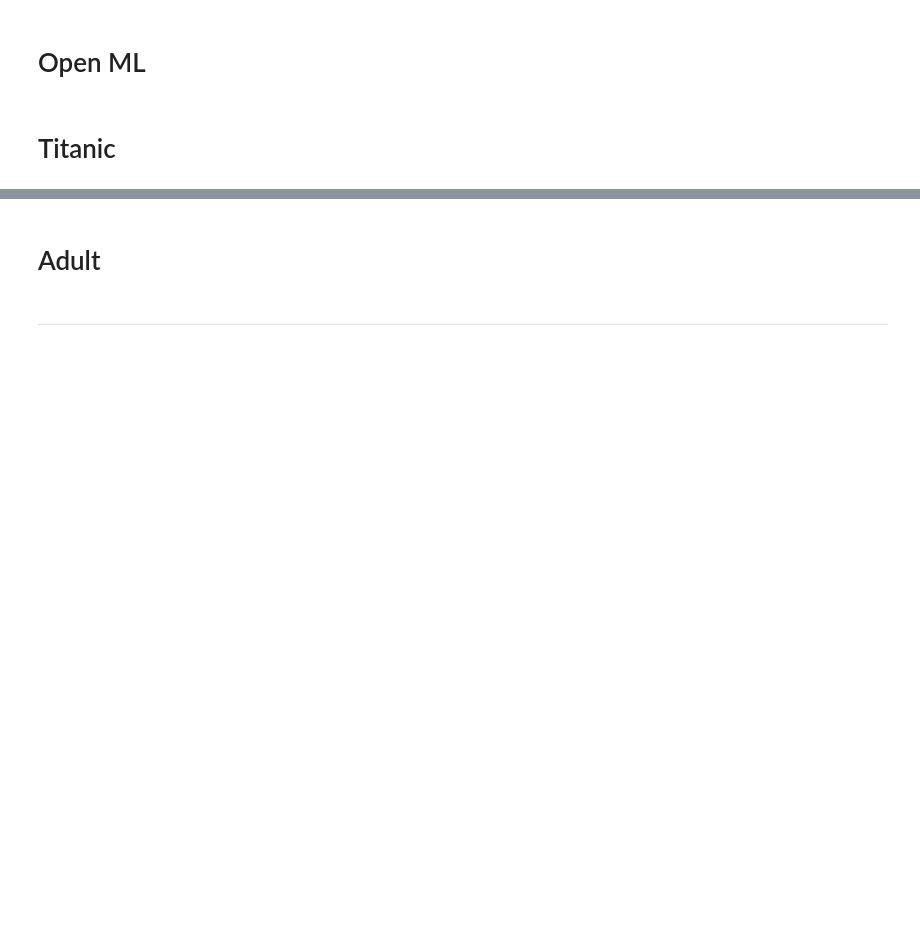
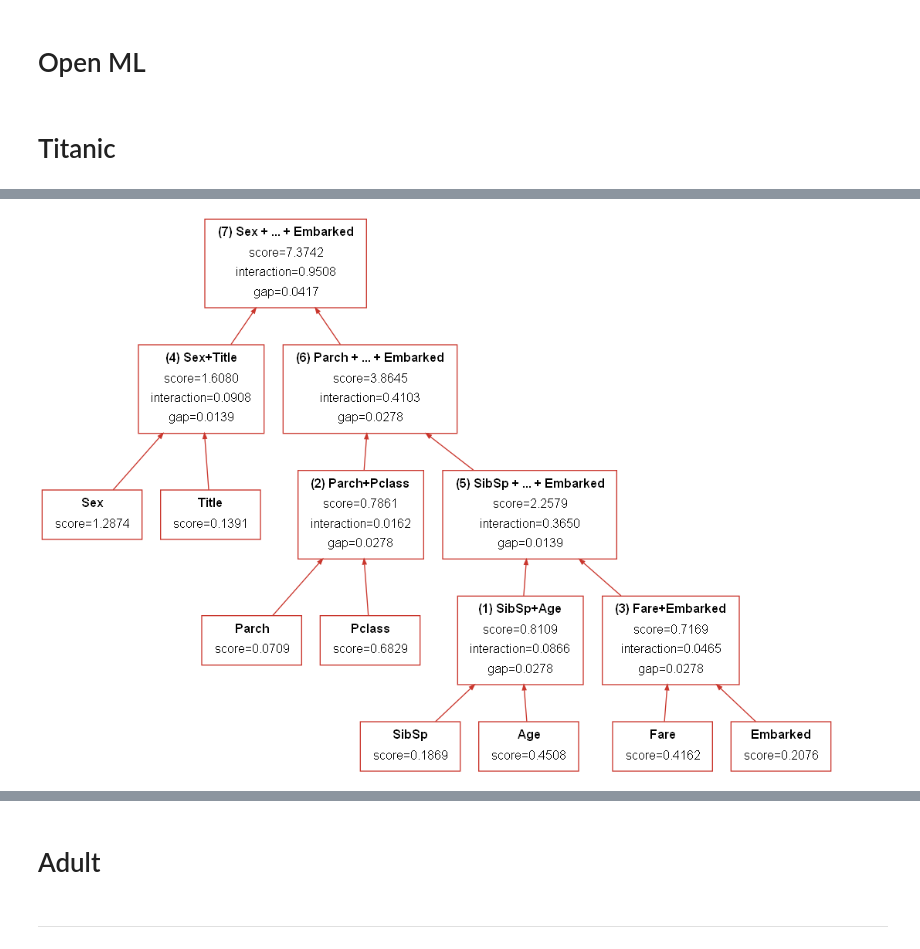
Before and after one commit to simonjisu/FeatureInteractionTree, a Jupyter notebook: notebooks/Finer Granularity Explanation.ipynb, the cells around one changed output, grey strips where cells are left out. Cells and saved outputs as stored; diff of their text form; code cells hidden in the pictures; blank space fills up the shorter version.

```diff
--- a/notebooks/Finer Granularity Explanation.ipynb
+++ b/notebooks/Finer Granularity Explanation.ipynb
@@ -127,17 +261,19 @@ shap.summary_plot(shap_interactions, dataset.data['X_train'])
 # %%
 # get tree from all train dataset
 trees = tree_builder.build(
-    score_method='abs_interaction',
+    score_method='abs',
     shap_interactions=shap_interactions,
-    n_select_scores=10,  # select nodes_to_run & keys to filter
+    n_select_scores=5,  # select nodes_to_run & keys to filter
     n_select_gap=5,
-    max_iter=35,
+    max_iter=None,
     nodes_to_run_method='random',  # random / sort / full
-    filter_method='random',  # random / sort / prob
+    filter_method='prob',  # random / sort / prob
     rt_only_best=True,
     verbose=False,
-    thres_random=0.25
+    thres_random=0.5
 )
 for tree in trees:
     img = tree.show_tree(dataset.feature_names)
     display(img)
+# %% [output]
+[figure, added]
```
Also changed, not shown: parts of 21 cells of this notebook, 11 other files.
